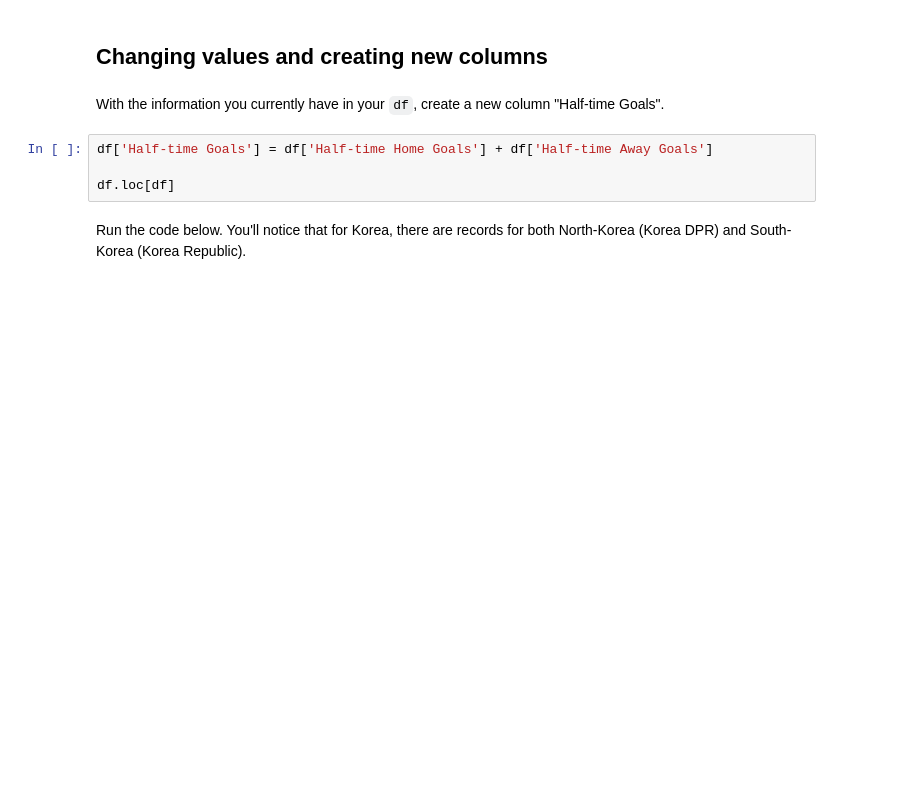
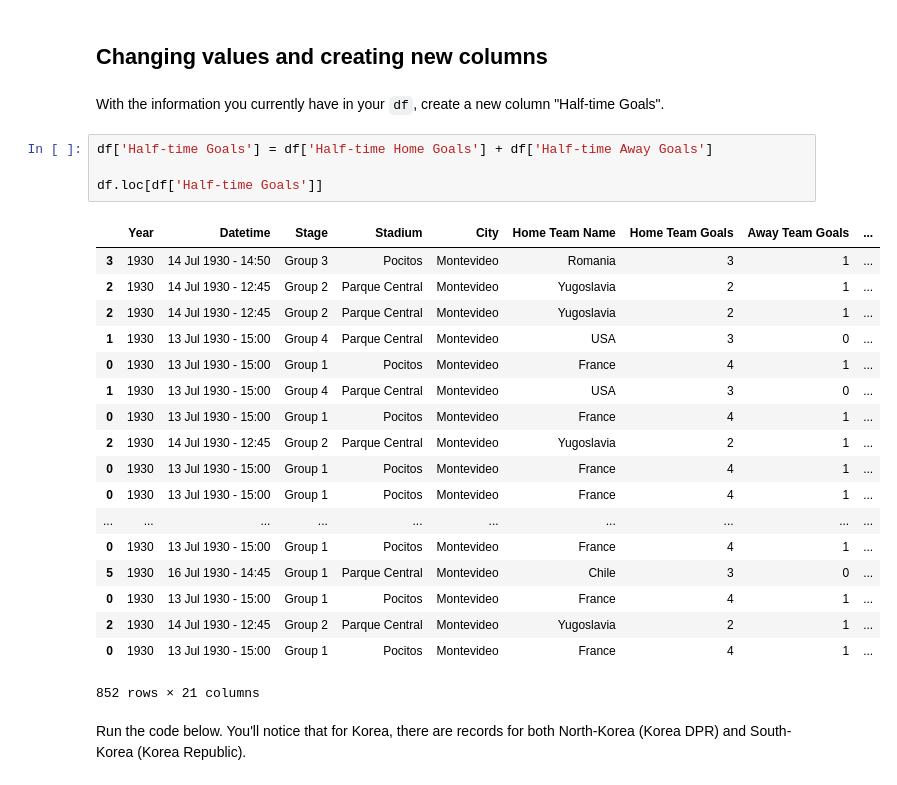
Before and after one commit to minnaf/dsc-accessing-data-with-pandas-lab-nyc-ds-060319, a Jupyter notebook: index.ipynb, the cells around one changed output. Drawn from its saved outputs; the diff is of its cells as text; blank space fills up the shorter version.

```diff
--- a/index.ipynb
+++ b/index.ipynb
@@ -208,7 +208,26 @@ With the information you currently have in your `df`, create a new column "Half-
 # %%
 df['Half-time Goals'] = df['Half-time Home Goals'] + df['Half-time Away Goals']
 
-df.loc[df]
+df.loc[df['Half-time Goals']]
+# %% [output]
+|  | Year | Datetime | Stage | Stadium | City | Home Team Name | Home Team Goals | Away Team Goals | ... |
+| 3 | 1930 | 14 Jul 1930 - 14:50 | Group 3 | Pocitos | Montevideo | Romania | 3 | 1 | ... |
+| 2 | 1930 | 14 Jul 1930 - 12:45 | Group 2 | Parque Central | Montevideo | Yugoslavia | 2 | 1 | ... |
+| 2 | 1930 | 14 Jul 1930 - 12:45 | Group 2 | Parque Central | Montevideo | Yugoslavia | 2 | 1 | ... |
+| 1 | 1930 | 13 Jul 1930 - 15:00 | Group 4 | Parque Central | Montevideo | USA | 3 | 0 | ... |
+| 0 | 1930 | 13 Jul 1930 - 15:00 | Group 1 | Pocitos | Montevideo | France | 4 | 1 | ... |
+| 1 | 1930 | 13 Jul 1930 - 15:00 | Group 4 | Parque Central | Montevideo | USA | 3 | 0 | ... |
+| 0 | 1930 | 13 Jul 1930 - 15:00 | Group 1 | Pocitos | Montevideo | France | 4 | 1 | ... |
+| 2 | 1930 | 14 Jul 1930 - 12:45 | Group 2 | Parque Central | Montevideo | Yugoslavia | 2 | 1 | ... |
+| 0 | 1930 | 13 Jul 1930 - 15:00 | Group 1 | Pocitos | Montevideo | France | 4 | 1 | ... |
+| 0 | 1930 | 13 Jul 1930 - 15:00 | Group 1 | Pocitos | Montevideo | France | 4 | 1 | ... |
+| ... | ... | ... | ... | ... | ... | ... | ... | ... | ... |
+| 0 | 1930 | 13 Jul 1930 - 15:00 | Group 1 | Pocitos | Montevideo | France | 4 | 1 | ... |
+| 5 | 1930 | 16 Jul 1930 - 14:45 | Group 1 | Parque Central | Montevideo | Chile | 3 | 0 | ... |
+| 0 | 1930 | 13 Jul 1930 - 15:00 | Group 1 | Pocitos | Montevideo | France | 4 | 1 | ... |
+| 2 | 1930 | 14 Jul 1930 - 12:45 | Group 2 | Parque Central | Montevideo | Yugoslavia | 2 | 1 | ... |
+| 0 | 1930 | 13 Jul 1930 - 15:00 | Group 1 | Pocitos | Montevideo | France | 4 | 1 | ... |
+852 rows × 21 columns
 # %% [markdown]
 Run the code below. You'll notice that for Korea, there are records for both North-Korea (Korea DPR) and South-Korea (Korea Republic).
 # %%
```
